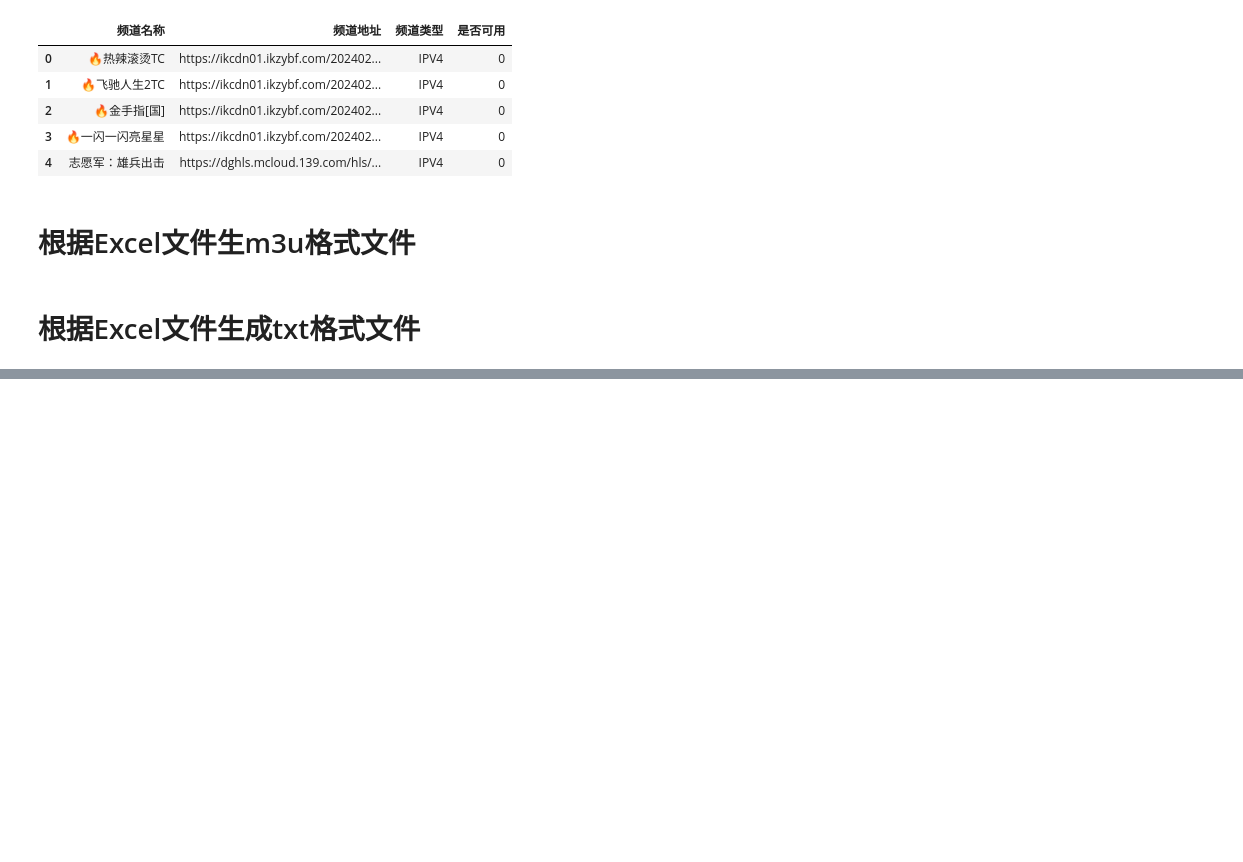
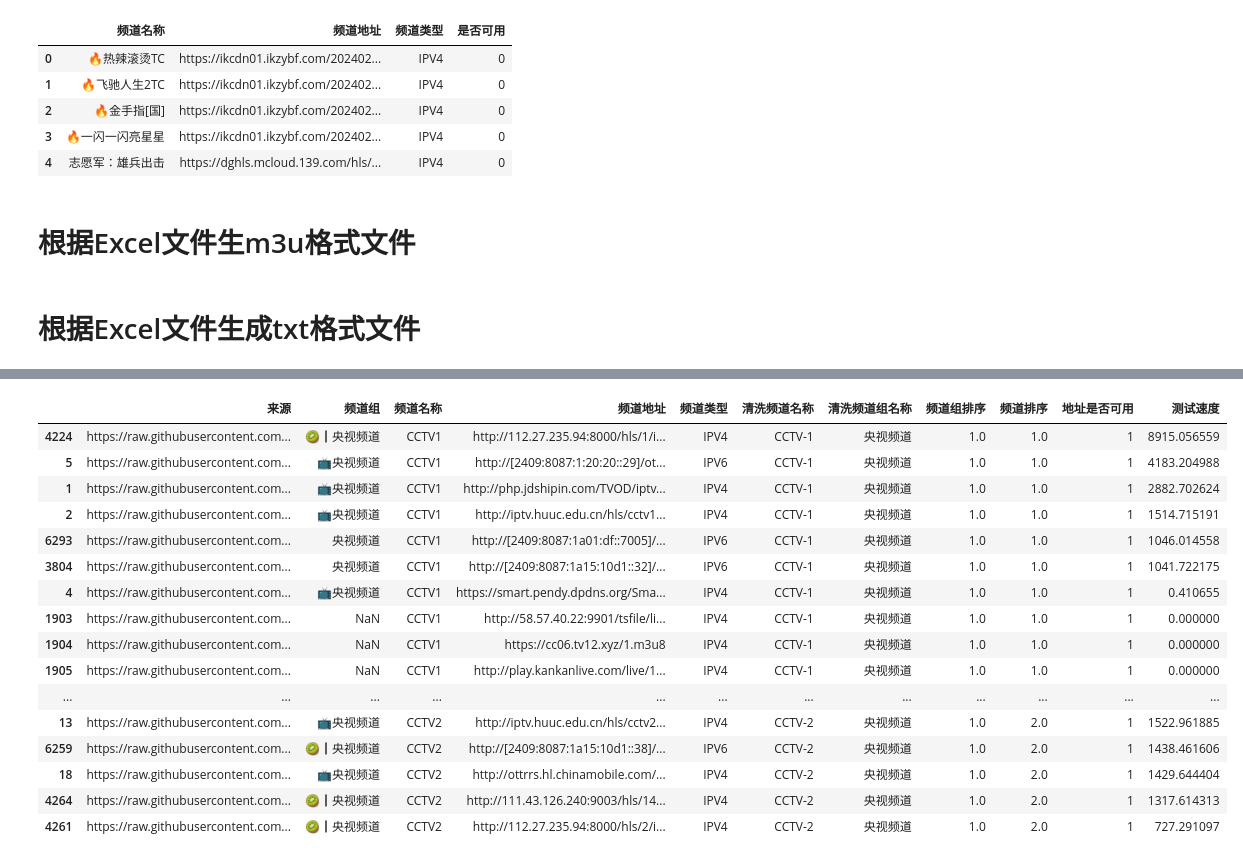
Before and after one commit to DataShare-duo/MovieLiveUrl, a Jupyter notebook: 直播源解析、生成直播源.ipynb, the cells around one changed output, grey strips where cells are left out. Cells and saved outputs as stored; diff of their text form; code cells hidden in the pictures; blank space fills up the shorter version.

```diff
--- a/直播源解析、生成直播源.ipynb
+++ b/直播源解析、生成直播源.ipynb
@@ -219,0 +224,2 @@ with open('movie_live.txt','w',encoding='utf8') as file:
+# %%
+data = pd.read_excel('result_clean_verify.xlsx')
@@ -219,0 +230,2 @@ with open('movie_live.txt','w',encoding='utf8') as file:
+# %%
+data_filter=data[data['地址是否可用']==1]
@@ -219,0 +251,25 @@ with open('movie_live.txt','w',encoding='utf8') as file:
+# %%
+data_filter_sort=data_filter.sort_values(
+    by=['频道组排序','频道排序','测试速度','频道类型'],
+    ascending=[True, True, False, True]
+)
+# %%
+data_filter_sort.head(50)
+# %% [output]
+|  | 来源 | 频道组 | 频道名称 | 频道地址 | 频道类型 | 清洗频道名称 | 清洗频道组名称 | 频道组排序 | 频道排序 | 地址是否可用 | 测试速度 |
+| 4224 | https://raw.githubusercontent.com... | 🥝┃央视频道 | CCTV1 | http://112.27.235.94:8000/hls/1/i... | IPV4 | CCTV-1 | 央视频道 | 1.0 | 1.0 | 1 | 8915.056559 |
+| 5 | https://raw.githubusercontent.com... | 📺央视频道 | CCTV1 | http://[2409:8087:1:20:20::29]/ot... | IPV6 | CCTV-1 | 央视频道 | 1.0 | 1.0 | 1 | 4183.204988 |
+| 1 | https://raw.githubusercontent.com... | 📺央视频道 | CCTV1 | http://php.jdshipin.com/TVOD/iptv... | IPV4 | CCTV-1 | 央视频道 | 1.0 | 1.0 | 1 | 2882.702624 |
+| 2 | https://raw.githubusercontent.com... | 📺央视频道 | CCTV1 | http://iptv.huuc.edu.cn/hls/cctv1... | IPV4 | CCTV-1 | 央视频道 | 1.0 | 1.0 | 1 | 1514.715191 |
+| 6293 | https://raw.githubusercontent.com... | 央视频道 | CCTV1 | http://[2409:8087:1a01:df::7005]/... | IPV6 | CCTV-1 | 央视频道 | 1.0 | 1.0 | 1 | 1046.014558 |
+| 3804 | https://raw.githubusercontent.com... | 央视频道 | CCTV1 | http://[2409:8087:1a15:10d1::32]/... | IPV6 | CCTV-1 | 央视频道 | 1.0 | 1.0 | 1 | 1041.722175 |
+| 4 | https://raw.githubusercontent.com... | 📺央视频道 | CCTV1 | https://smart.pendy.dpdns.org/Sma... | IPV4 | CCTV-1 | 央视频道 | 1.0 | 1.0 | 1 | 0.410655 |
+| 1903 | https://raw.githubusercontent.com... | NaN | CCTV1 | http://58.57.40.22:9901/tsfile/li... | IPV4 | CCTV-1 | 央视频道 | 1.0 | 1.0 | 1 | 0.000000 |
+| 1904 | https://raw.githubusercontent.com... | NaN | CCTV1 | https://cc06.tv12.xyz/1.m3u8 | IPV4 | CCTV-1 | 央视频道 | 1.0 | 1.0 | 1 | 0.000000 |
+| 1905 | https://raw.githubusercontent.com... | NaN | CCTV1 | http://play.kankanlive.com/live/1... | IPV4 | CCTV-1 | 央视频道 | 1.0 | 1.0 | 1 | 0.000000 |
+| ... | ... | ... | ... | ... | ... | ... | ... | ... | ... | ... | ... |
+| 13 | https://raw.githubusercontent.com... | 📺央视频道 | CCTV2 | http://iptv.huuc.edu.cn/hls/cctv2... | IPV4 | CCTV-2 | 央视频道 | 1.0 | 2.0 | 1 | 1522.961885 |
+| 6259 | https://raw.githubusercontent.com... | 🥝┃央视频道 | CCTV2 | http://[2409:8087:1a15:10d1::38]/... | IPV6 | CCTV-2 | 央视频道 | 1.0 | 2.0 | 1 | 1438.461606 |
+| 18 | https://raw.githubusercontent.com... | 📺央视频道 | CCTV2 | http://ottrrs.hl.chinamobile.com/... | IPV4 | CCTV-2 | 央视频道 | 1.0 | 2.0 | 1 | 1429.644404 |
+| 4264 | https://raw.githubusercontent.com... | 🥝┃央视频道 | CCTV2 | http://111.43.126.240:9003/hls/14... | IPV4 | CCTV-2 | 央视频道 | 1.0 | 2.0 | 1 | 1317.614313 |
+| 4261 | https://raw.githubusercontent.com... | 🥝┃央视频道 | CCTV2 | http://112.27.235.94:8000/hls/2/i... | IPV4 | CCTV-2 | 央视频道 | 1.0 | 2.0 | 1 | 727.291097 |
```
Also changed, not shown: parts of 7 cells of this notebook, 7 other files.
